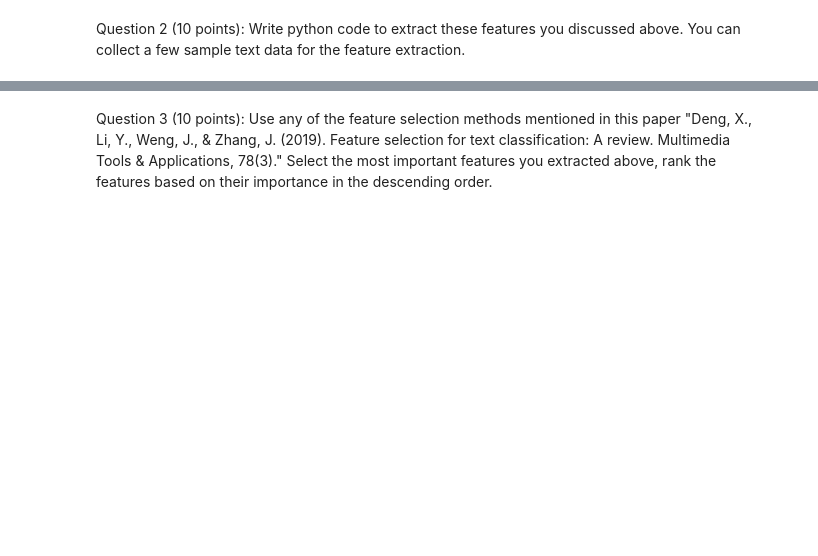
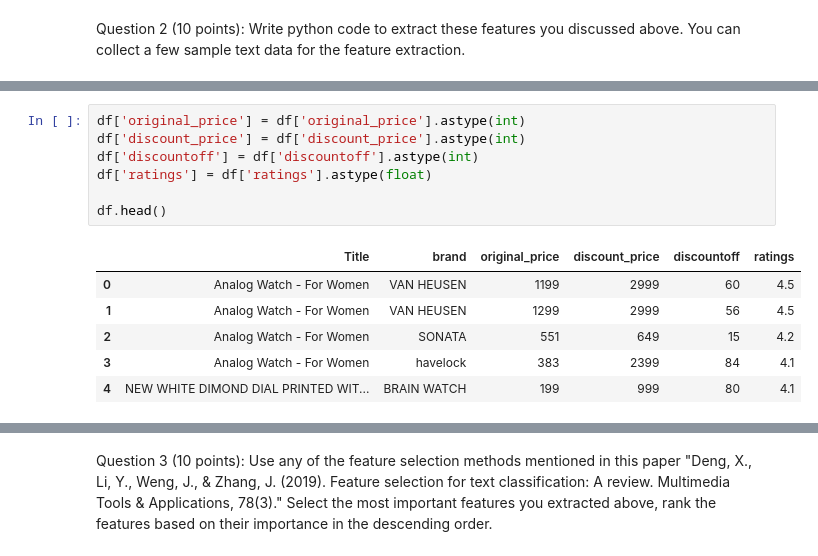
Before and after one commit to ManishaLokasani/Manisha_INFO5731_Spring2023, a Jupyter notebook: In_class_exercise_03_02282023.ipynb, the cells around one changed output, grey strips where cells are left out. Cells and saved outputs as stored; diff of their text form; blank space fills up the shorter version.

```diff
--- a/In_class_exercise_03_02282023.ipynb
+++ b/In_class_exercise_03_02282023.ipynb
@@ -118,0 +121,14 @@ Enter num of pages you want to process: 1
+# %%
+df['original_price'] = df['original_price'].astype(int)
+df['discount_price'] = df['discount_price'].astype(int)
+df['discountoff'] = df['discountoff'].astype(int)
+df['ratings'] = df['ratings'].astype(float)
+
+df.head()
+# %% [output]
+|  | Title | brand | original_price | discount_price | discountoff | ratings |
+| 0 | Analog Watch - For Women | VAN HEUSEN | 1199 | 2999 | 60 | 4.5 |
+| 1 | Analog Watch - For Women | VAN HEUSEN | 1299 | 2999 | 56 | 4.5 |
+| 2 | Analog Watch - For Women | SONATA | 551 | 649 | 15 | 4.2 |
+| 3 | Analog Watch - For Women | havelock | 383 | 2399 | 84 | 4.1 |
+| 4 | NEW WHITE DIMOND DIAL PRINTED WIT... | BRAIN WATCH | 199 | 999 | 80 | 4.1 |
```
Also changed, not shown: parts of 10 cells of this notebook.
